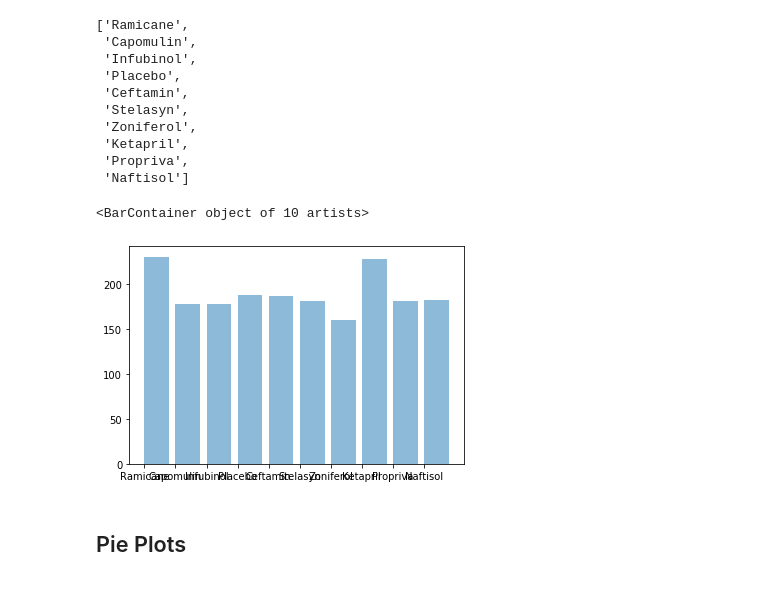
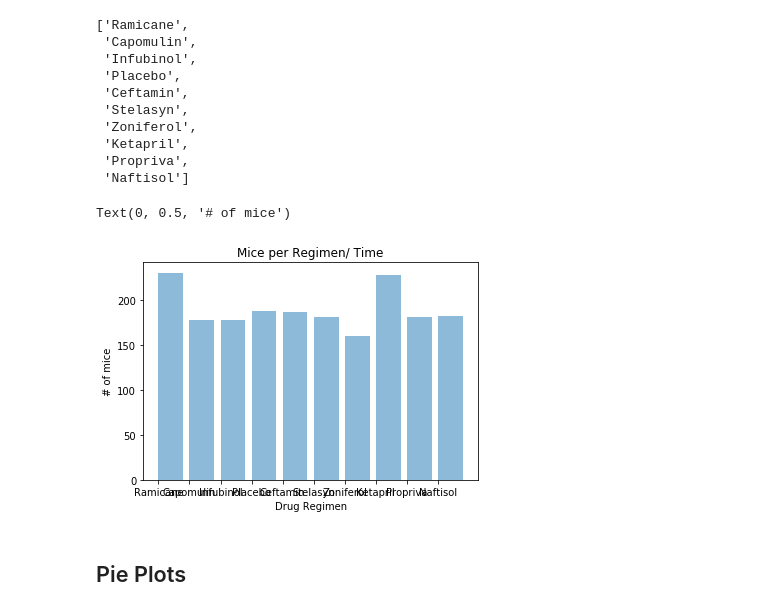
Before and after one commit to OS-Clay/MatplotLib, a Jupyter notebook: Matplotlib_HW.ipynb, the cells around one changed output. Saved outputs shown, nothing was run; the diff lists cells and outputs as text; code cells hidden in the pictures.

```diff
--- a/Matplotlib_HW.ipynb
+++ b/Matplotlib_HW.ipynb
@@ -214,9 +216,15 @@ x_axis
 # Generate a bar plot showing the number of mice per time point for each treatment throughout the course of the study using pyplot.
 # %%
 plt.bar(x_axis, mice_time, alpha = .5, align ='edge')
+
+plt.title('Mice per Regimen/ Time')
+
+plt.xlabel('Drug Regimen')
+
+plt.ylabel('# of mice')
 # %% [output]
-<BarContainer object of 10 artists>
+Text(0, 0.5, '# of mice')
-[figure, old version]
+[figure, new version]
 # %% [markdown]
 ## Pie Plots
 # %%
```
Also changed, not shown: parts of 4 cells of this notebook.
